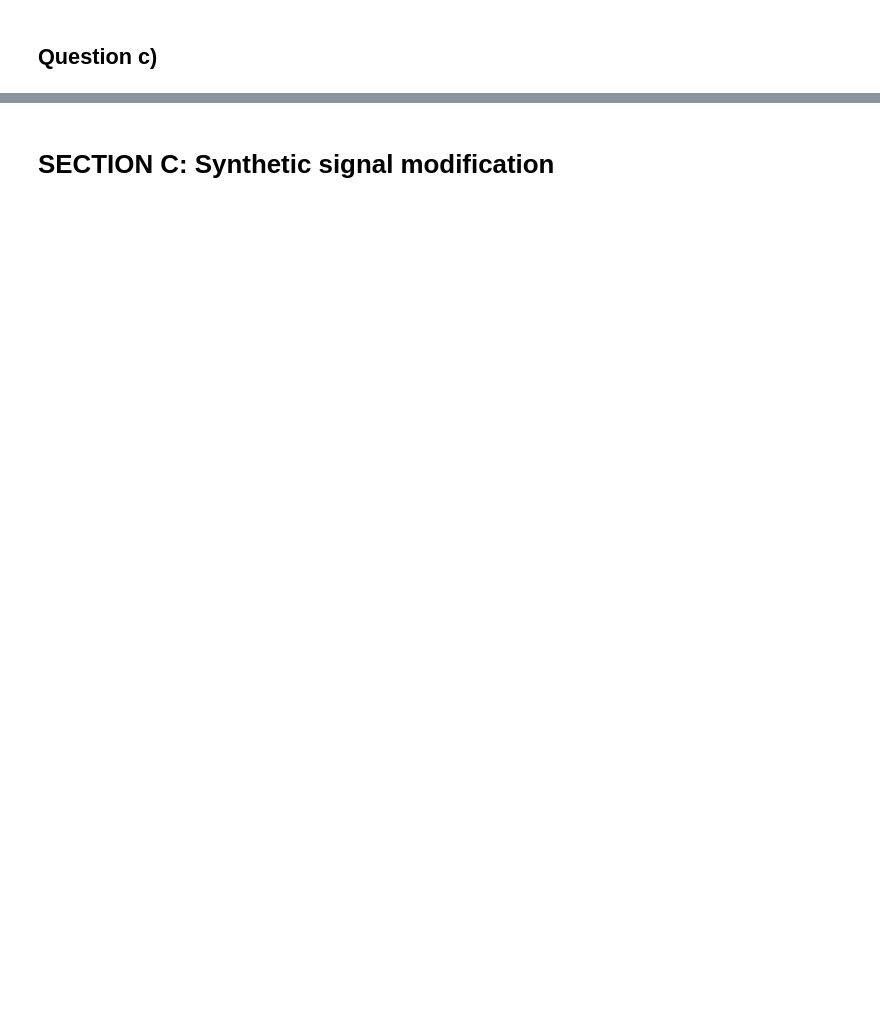
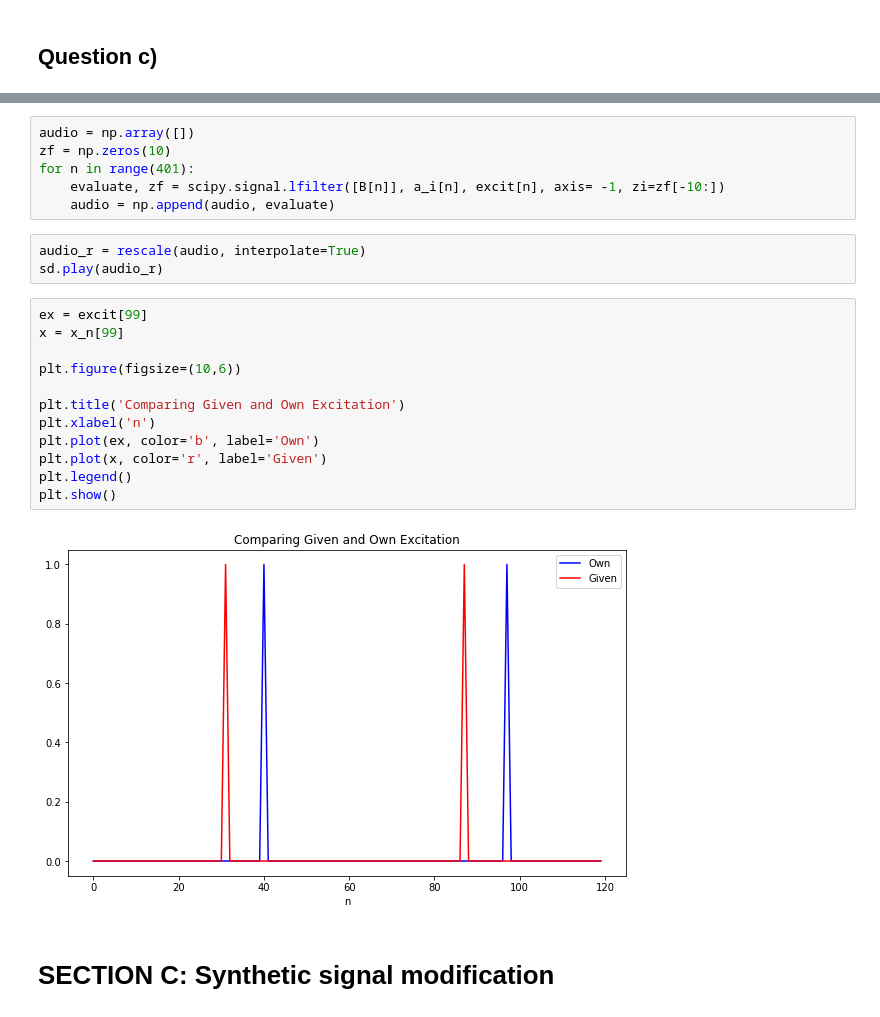
Before and after one commit to TomasGadea/notebook_vocoder, a Jupyter notebook: Vocoder.ipynb, the cells around one changed output, grey strips where cells are left out. Saved outputs shown, nothing was run; the diff lists cells and outputs as text; blank space fills up the shorter version.

```diff
--- a/Vocoder.ipynb
+++ b/Vocoder.ipynb
@@ -351,2 +352,25 @@ plt.stem(Rss)
+# %%
+audio = np.array([])
+zf = np.zeros(10)
+for n in range(401):
+    evaluate, zf = scipy.signal.lfilter([B[n]], a_i[n], excit[n], axis= -1, zi=zf[-10:])
+    audio = np.append(audio, evaluate)
+# %%
+audio_r = rescale(audio, interpolate=True)
+sd.play(audio_r)
+# %%
+ex = excit[99]
+x = x_n[99]
+
+plt.figure(figsize=(10,6))
+
+plt.title('Comparing Given and Own Excitation')
+plt.xlabel('n')
+plt.plot(ex, color='b', label='Own')
+plt.plot(x, color='r', label='Given')
+plt.legend()
+plt.show()
+# %% [output]
+[figure, added]
 # %% [markdown]
 # SECTION C: Synthetic signal modification
```
Also changed, not shown: parts of 26 cells of this notebook.
